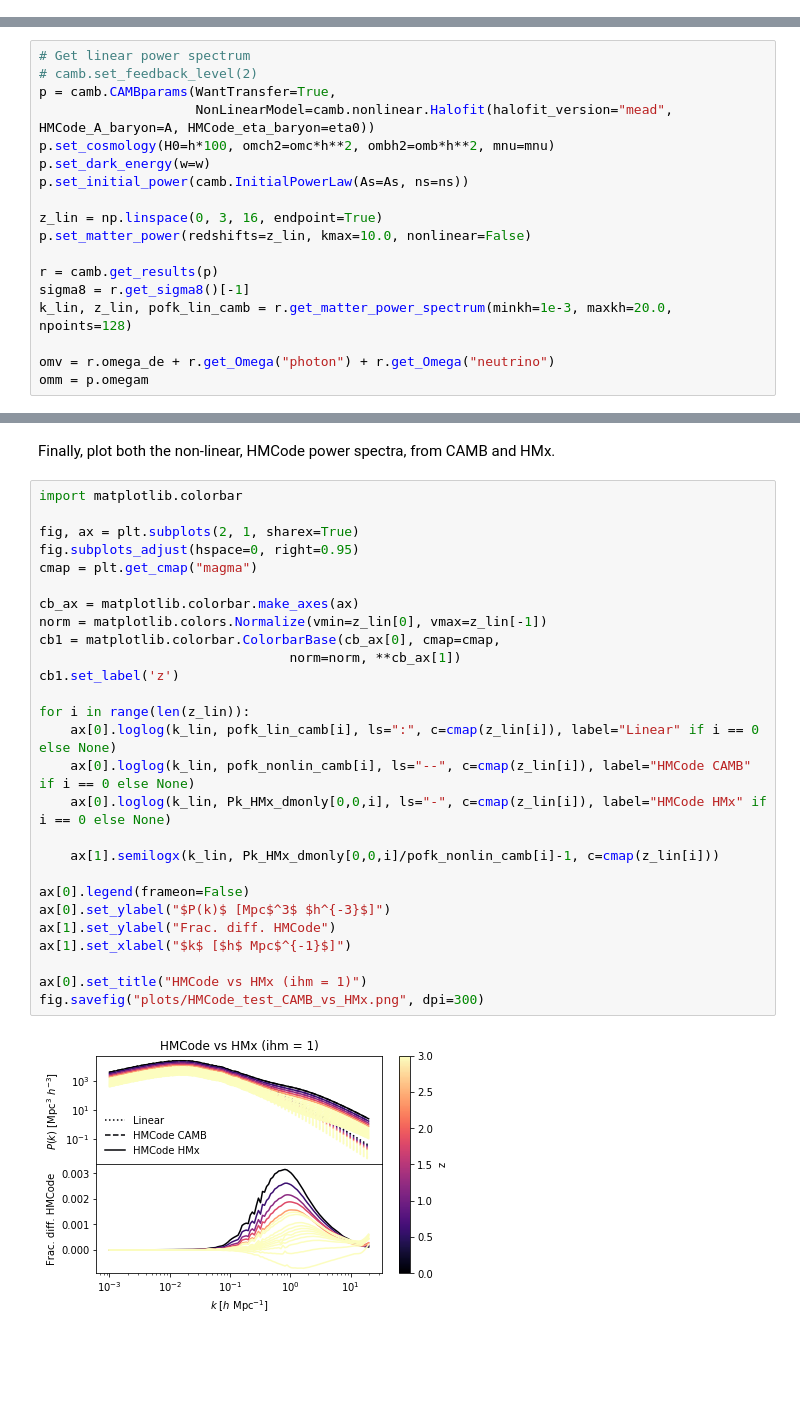
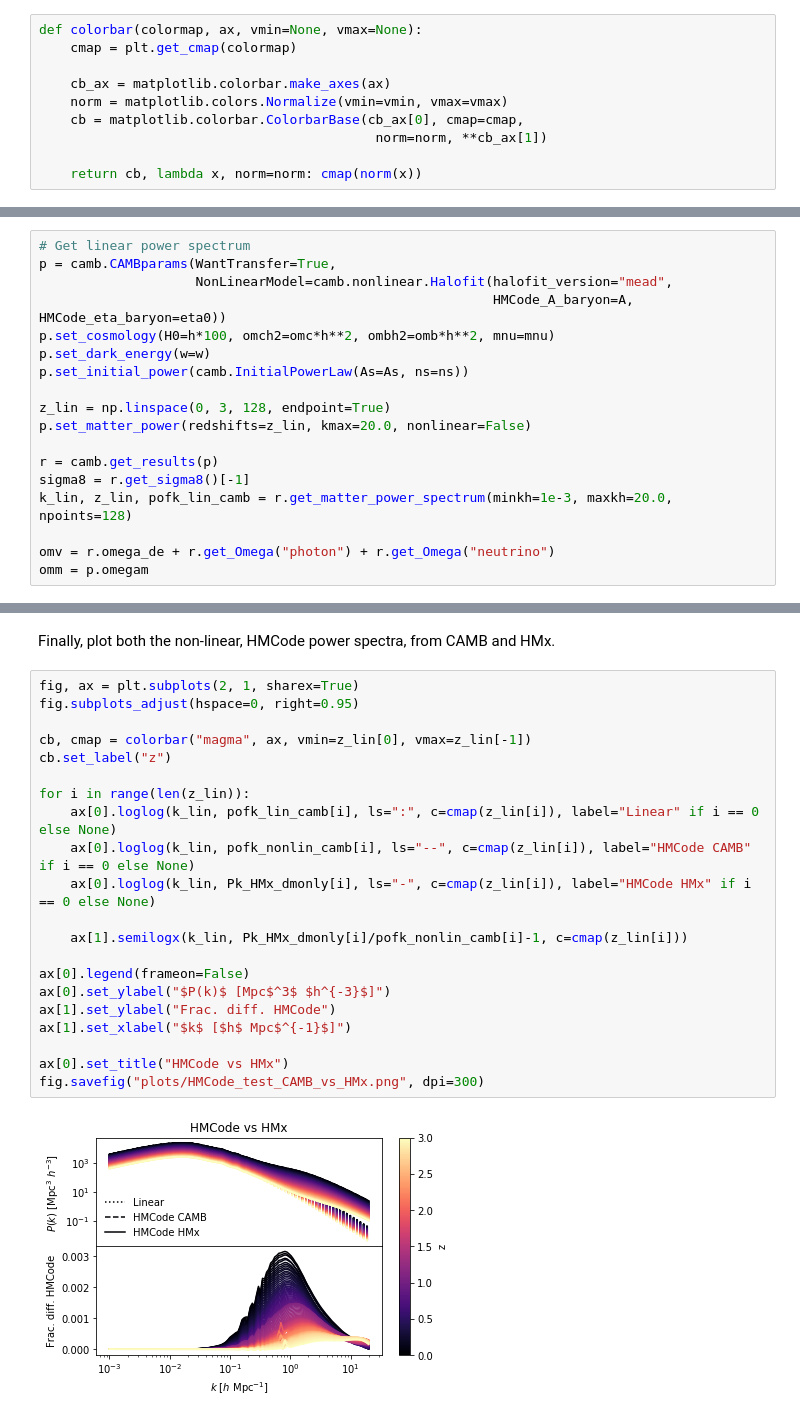
Before and after one commit to tilmantroester/HMx, a Jupyter notebook: notebooks/pyhmx_demo.ipynb, the cells around one changed output, grey strips where cells are left out. Saved outputs shown, nothing was run; the diff lists cells and outputs as text; blank space fills up the shorter version.

```diff
--- a/notebooks/pyhmx_demo.ipynb
+++ b/notebooks/pyhmx_demo.ipynb
@@ -12,6 +13,16 @@ import matplotlib.pyplot as plt
 
 import camb
 import pyhmx
+# %%
+def colorbar(colormap, ax, vmin=None, vmax=None):
+    cmap = plt.get_cmap(colormap)
+
+    cb_ax = matplotlib.colorbar.make_axes(ax)
+    norm = matplotlib.colors.Normalize(vmin=vmin, vmax=vmax)
+    cb = matplotlib.colorbar.ColorbarBase(cb_ax[0], cmap=cmap,
+                                           norm=norm, **cb_ax[1])
+
+    return cb, lambda x, norm=norm: cmap(norm(x))
 # %% [markdown]
 ## Compare the HMCode implementations in HMx and in CAMB
 
@@ -40,15 +51,15 @@ fields = np.array([pyhmx.constants.field_dmonly])
 Run CAMB to generate the linear and non-linear matter power spectra.
 # %%
 # Get linear power spectrum
-# camb.set_feedback_level(2)
 p = camb.CAMBparams(WantTransfer=True,
-                    NonLinearModel=camb.nonlinear.Halofit(halofit_version="mead", HMCode_A_baryon=A, HMCode_eta_baryon=eta0))
+                    NonLinearModel=camb.nonlinear.Halofit(halofit_version="mead",
+                                                          HMCode_A_baryon=A, HMCode_eta_baryon=eta0))
 p.set_cosmology(H0=h*100, omch2=omc*h**2, ombh2=omb*h**2, mnu=mnu)
 p.set_dark_energy(w=w)
 p.set_initial_power(camb.InitialPowerLaw(As=As, ns=ns))
 
-z_lin = np.linspace(0, 3, 16, endpoint=True)
-p.set_matter_power(redshifts=z_lin, kmax=10.0, nonlinear=False)
+z_lin = np.linspace(0, 3, 128, endpoint=True)
+p.set_matter_power(redshifts=z_lin, kmax=20.0, nonlinear=False)
 
 r = camb.get_results(p)
 sigma8 = r.get_sigma8()[-1]
@@ -88,33 +98,27 @@ Note: redshifts have been re-sorted (earliest first)
 # %% [markdown]
 Finally, plot both the non-linear, HMCode power spectra, from CAMB and HMx.
 # %%
-import matplotlib.colorbar
-
 fig, ax = plt.subplots(2, 1, sharex=True)
 fig.subplots_adjust(hspace=0, right=0.95)
-cmap = plt.get_cmap("magma")
 
-cb_ax = matplotlib.colorbar.make_axes(ax)
-norm = matplotlib.colors.Normalize(vmin=z_lin[0], vmax=z_lin[-1])
-cb1 = matplotlib.colorbar.ColorbarBase(cb_ax[0], cmap=cmap,
-                                norm=norm, **cb_ax[1])
-cb1.set_label('z')
+cb, cmap = colorbar("magma", ax, vmin=z_lin[0], vmax=z_lin[-1])
+cb.set_label("z")
 
 for i in range(len(z_lin)):
     ax[0].loglog(k_lin, pofk_lin_camb[i], ls=":", c=cmap(z_lin[i]), label="Linear" if i == 0 else None)
     ax[0].loglog(k_lin, pofk_nonlin_camb[i], ls="--", c=cmap(z_lin[i]), label="HMCode CAMB" if i == 0 else None)
-    ax[0].loglog(k_lin, Pk_HMx_dmonly[0,0,i], ls="-", c=cmap(z_lin[i]), label="HMCode HMx" if i == 0 else None)
+    ax[0].loglog(k_lin, Pk_HMx_dmonly[i], ls="-", c=cmap(z_lin[i]), label="HMCode HMx" if i == 0 else None)
 
-    ax[1].semilogx(k_lin, Pk_HMx_dmonly[0,0,i]/pofk_nonlin_camb[i]-1, c=cmap(z_lin[i]))
+    ax[1].semilogx(k_lin, Pk_HMx_dmonly[i]/pofk_nonlin_camb[i]-1, c=cmap(z_lin[i]))
 
 ax[0].legend(frameon=False)
 ax[0].set_ylabel("$P(k)$ [Mpc$^3$ $h^{-3}$]")
 ax[1].set_ylabel("Frac. diff. HMCode")
 ax[1].set_xlabel("$k$ [$h$ Mpc$^{-1}$]")
 
-ax[0].set_title("HMCode vs HMx (ihm = 1)")
+ax[0].set_title("HMCode vs HMx")
 fig.savefig("plots/HMCode_test_CAMB_vs_HMx.png", dpi=300)
 # %% [output]
-[figure, old version]
+[figure, new version]
 # %% [markdown]
 ## Matter and pressure power spectra from HMx
```
Also changed, not shown: parts of 11 cells of this notebook.
